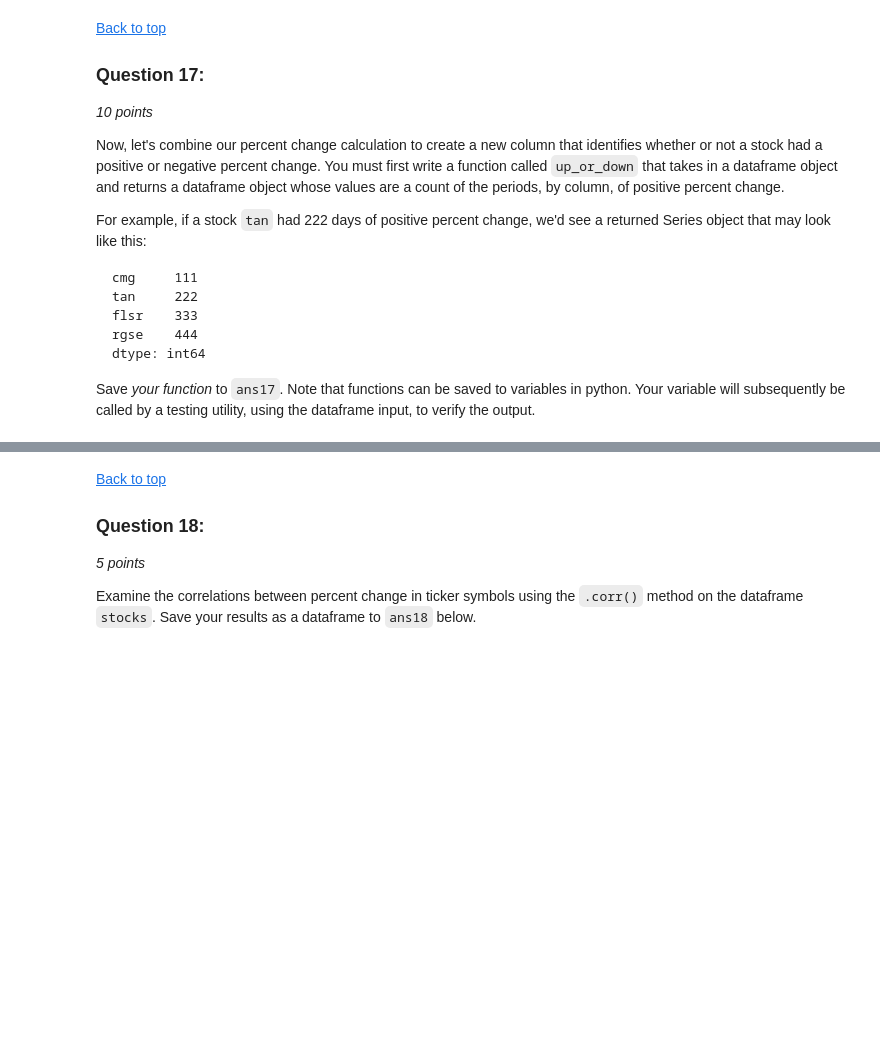
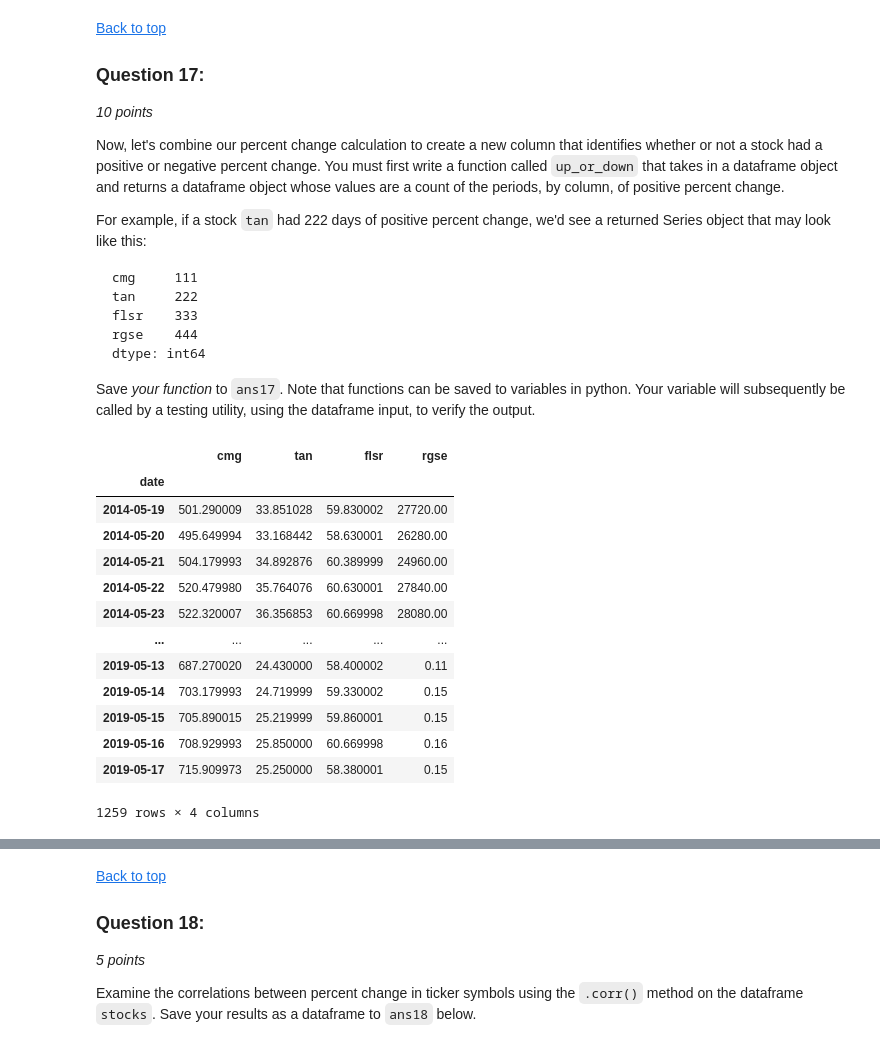
Before and after one commit to alexeimarcilio/Emeritus, a Jupyter notebook: Week10/Module_10_Organizing_and_Analyzing_Data_with_NumPy_and_Pandas.ipynb, the cells around one changed output, grey strips where cells are left out. Cells and saved outputs as stored; diff of their text form; code cells hidden in the pictures; blank space fills up the shorter version.

````diff
--- a/Week10/Module_10_Organizing_and_Analyzing_Data_with_NumPy_and_Pandas.ipynb
+++ b/Week10/Module_10_Organizing_and_Analyzing_Data_with_NumPy_and_Pandas.ipynb
@@ -621,3 +621,20 @@ dtype: int64
 ```
 
 Save _your function_ to `ans17`. Note that functions can be saved to variables in python. Your variable will subsequently be called by a testing utility, using the dataframe input, to verify the output.
+# %%
+stocks
+# %% [output]
+|  | cmg | tan | flsr | rgse |
+| date |  |  |  |  |
+| 2014-05-19 | 501.290009 | 33.851028 | 59.830002 | 27720.00 |
+| 2014-05-20 | 495.649994 | 33.168442 | 58.630001 | 26280.00 |
+| 2014-05-21 | 504.179993 | 34.892876 | 60.389999 | 24960.00 |
+| 2014-05-22 | 520.479980 | 35.764076 | 60.630001 | 27840.00 |
+| 2014-05-23 | 522.320007 | 36.356853 | 60.669998 | 28080.00 |
+| ... | ... | ... | ... | ... |
+| 2019-05-13 | 687.270020 | 24.430000 | 58.400002 | 0.11 |
+| 2019-05-14 | 703.179993 | 24.719999 | 59.330002 | 0.15 |
+| 2019-05-15 | 705.890015 | 25.219999 | 59.860001 | 0.15 |
+| 2019-05-16 | 708.929993 | 25.850000 | 60.669998 | 0.16 |
+| 2019-05-17 | 715.909973 | 25.250000 | 58.380001 | 0.15 |
+1259 rows × 4 columns
````
Also changed, not shown: parts of 13 cells of this notebook, 5 other files.
